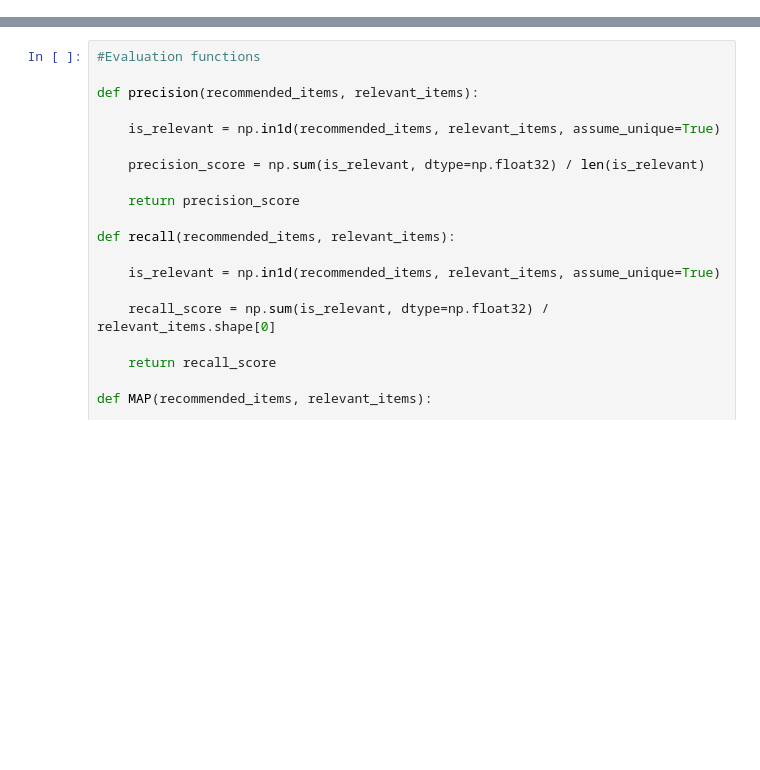
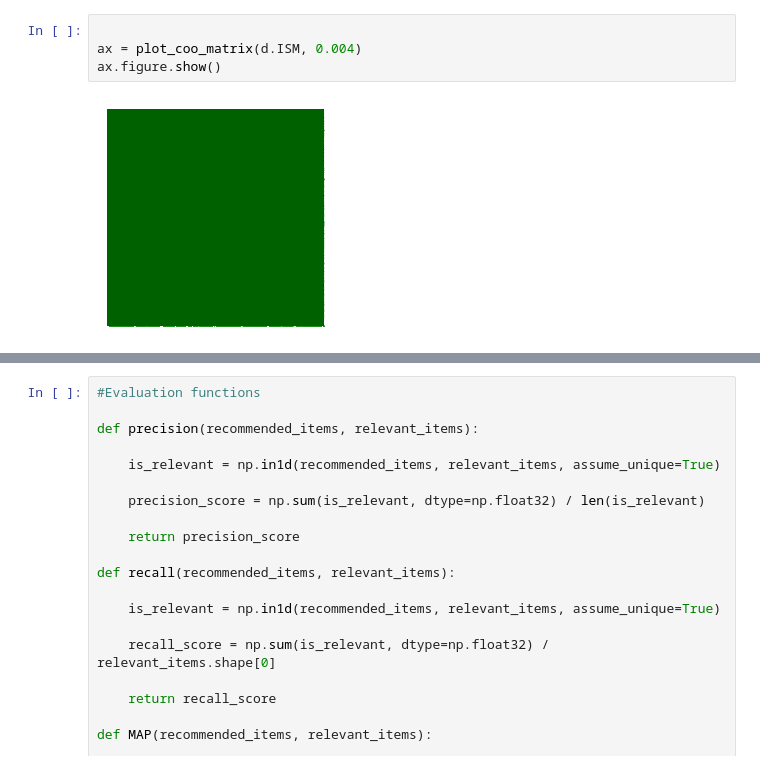
Before and after one commit to philipclaesson/songrecommender, a Jupyter notebook: Perfect Content Based.ipynb, the cells around one changed output, grey strips where cells are left out. Cells and saved outputs as stored; diff of their text form; blank space fills up the shorter version.

```diff
--- a/Perfect Content Based.ipynb
+++ b/Perfect Content Based.ipynb
@@ -534,0 +723,6 @@ print(d.ISM[0,0:20])
+# %%
+
+ax = plot_coo_matrix(d.ISM, 0.004)
+ax.figure.show()
+# %% [output]
+[figure, added]
```
Also changed, not shown: parts of 20 cells of this notebook, 33 other files.
